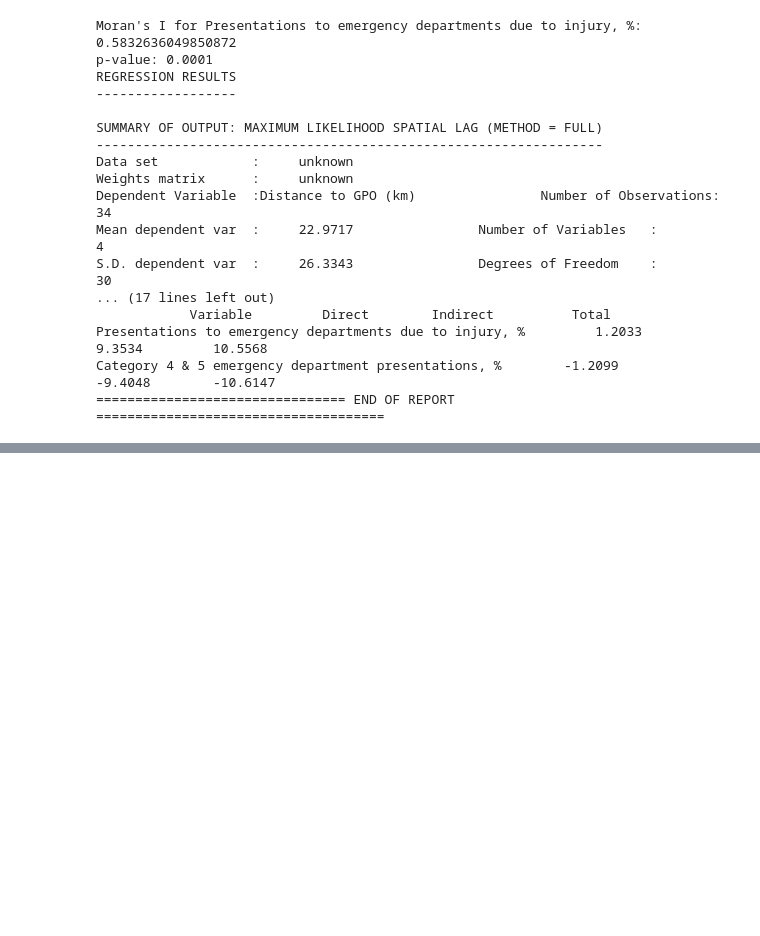
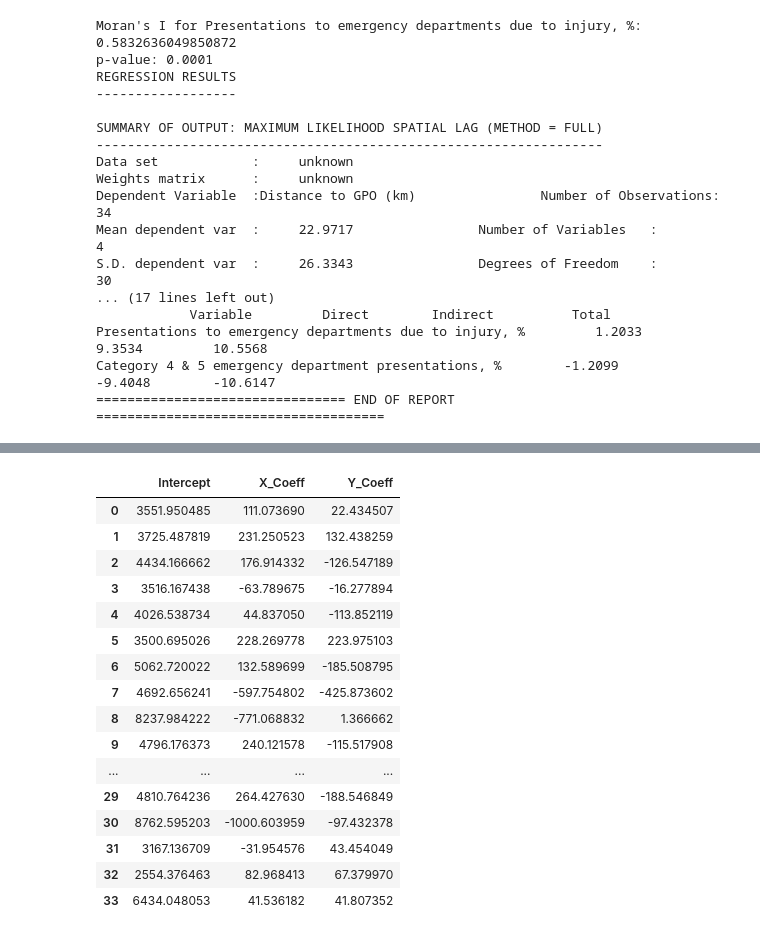
Before and after one commit to Subhasis-Biswas/ML4CPS_Project2, a Jupyter notebook: b1.ipynb, the cells around one changed output, grey strips where cells are left out. Cells and saved outputs as stored; diff of their text form; code cells hidden in the pictures; blank space fills up the shorter version.

```diff
--- a/b1.ipynb
+++ b/b1.ipynb
@@ -423,0 +575,20 @@ Category 4 & 5 emergency department presentations, %        -1.2099         -9.4
+# %%
+gwr_params
+# %% [output]
+|  | Intercept | X_Coeff | Y_Coeff |
+| 0 | 3551.950485 | 111.073690 | 22.434507 |
+| 1 | 3725.487819 | 231.250523 | 132.438259 |
+| 2 | 4434.166662 | 176.914332 | -126.547189 |
+| 3 | 3516.167438 | -63.789675 | -16.277894 |
+| 4 | 4026.538734 | 44.837050 | -113.852119 |
+| 5 | 3500.695026 | 228.269778 | 223.975103 |
+| 6 | 5062.720022 | 132.589699 | -185.508795 |
+| 7 | 4692.656241 | -597.754802 | -425.873602 |
+| 8 | 8237.984222 | -771.068832 | 1.366662 |
+| 9 | 4796.176373 | 240.121578 | -115.517908 |
+| ... | ... | ... | ... |
+| 29 | 4810.764236 | 264.427630 | -188.546849 |
+| 30 | 8762.595203 | -1000.603959 | -97.432378 |
+| 31 | 3167.136709 | -31.954576 | 43.454049 |
+| 32 | 2554.376463 | 82.968413 | 67.379970 |
+| 33 | 6434.048053 | 41.536182 | 41.807352 |
```
Also changed, not shown: parts of 8 cells of this notebook.
